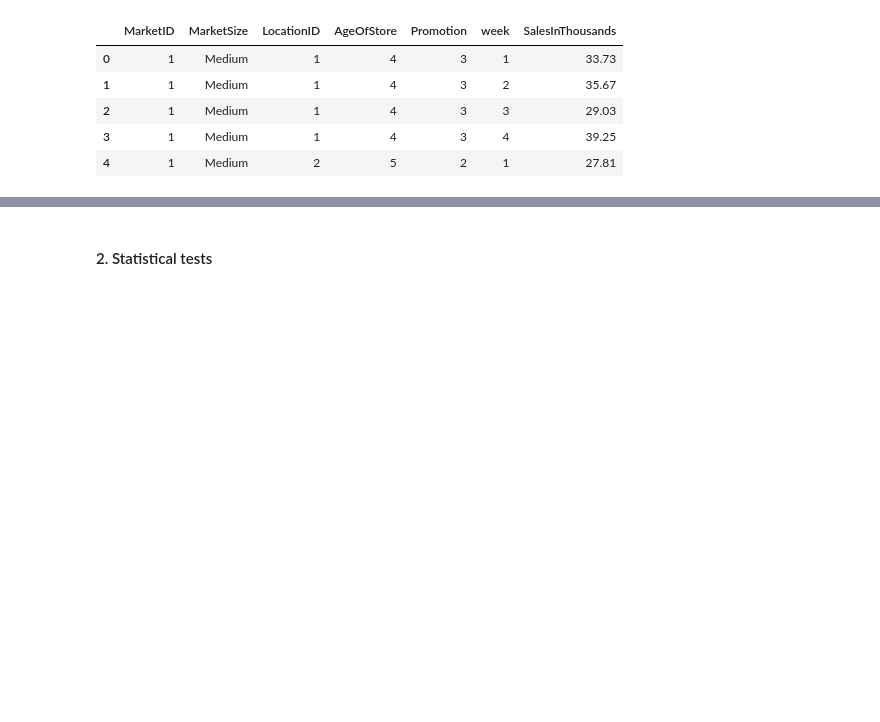
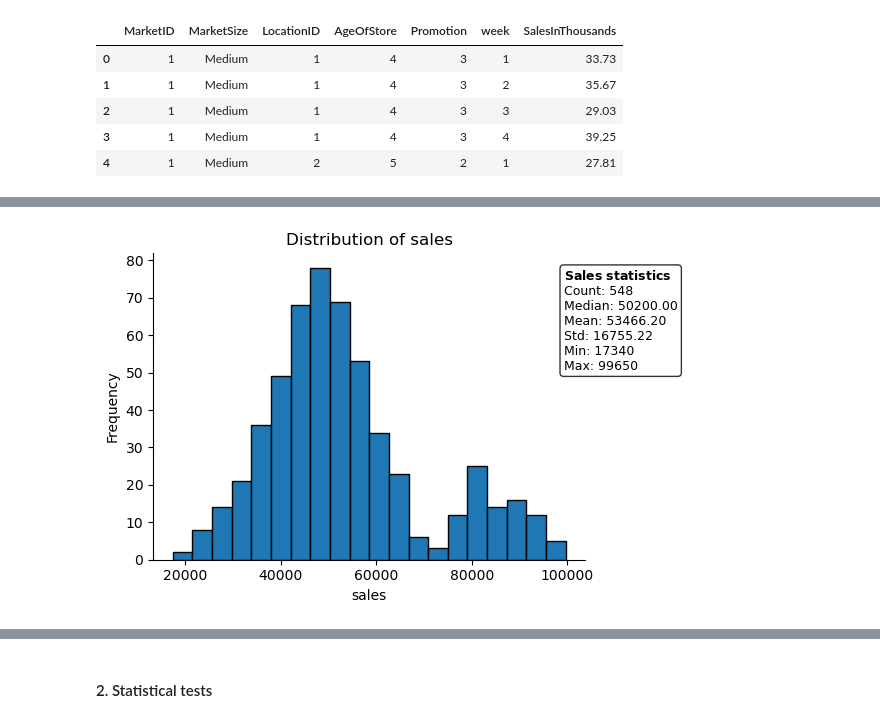
Before and after one commit to Marta-T/Statistical_Testing_Looker_Dashboard, a Jupyter notebook: fast_food_marketing_AB_test.ipynb, the cells around one changed output, grey strips where cells are left out. Saved outputs shown, nothing was run; the diff lists cells and outputs as text; code cells hidden in the pictures; blank space fills up the shorter version.

```diff
--- a/fast_food_marketing_AB_test.ipynb
+++ b/fast_food_marketing_AB_test.ipynb
@@ -73,0 +108,14 @@ array([1, 2, 3, 4], dtype=int64)
+# %%
+sales_stats = (
+    r"$\bf{Sales\ statistics}$" + "\n"
+    f"Count: {len(df_food['sales'])}\n"
+    f"Median: {df_food['sales'].median():.2f}\n"
+    f"Mean: {df_food['sales'].mean():.2f}\n"
+    f"Std: {df_food['sales'].std():.2f}\n"
+    f"Min: {df_food['sales'].min():.0f}\n"
+    f"Max: {df_food['sales'].max():.0f}"
+)
+# %%
+histogram(df=df_food, col='sales', stats_text=sales_stats)
+# %% [output]
+[figure, added]
```
Also changed, not shown: parts of 42 cells of this notebook, 1 other file.
